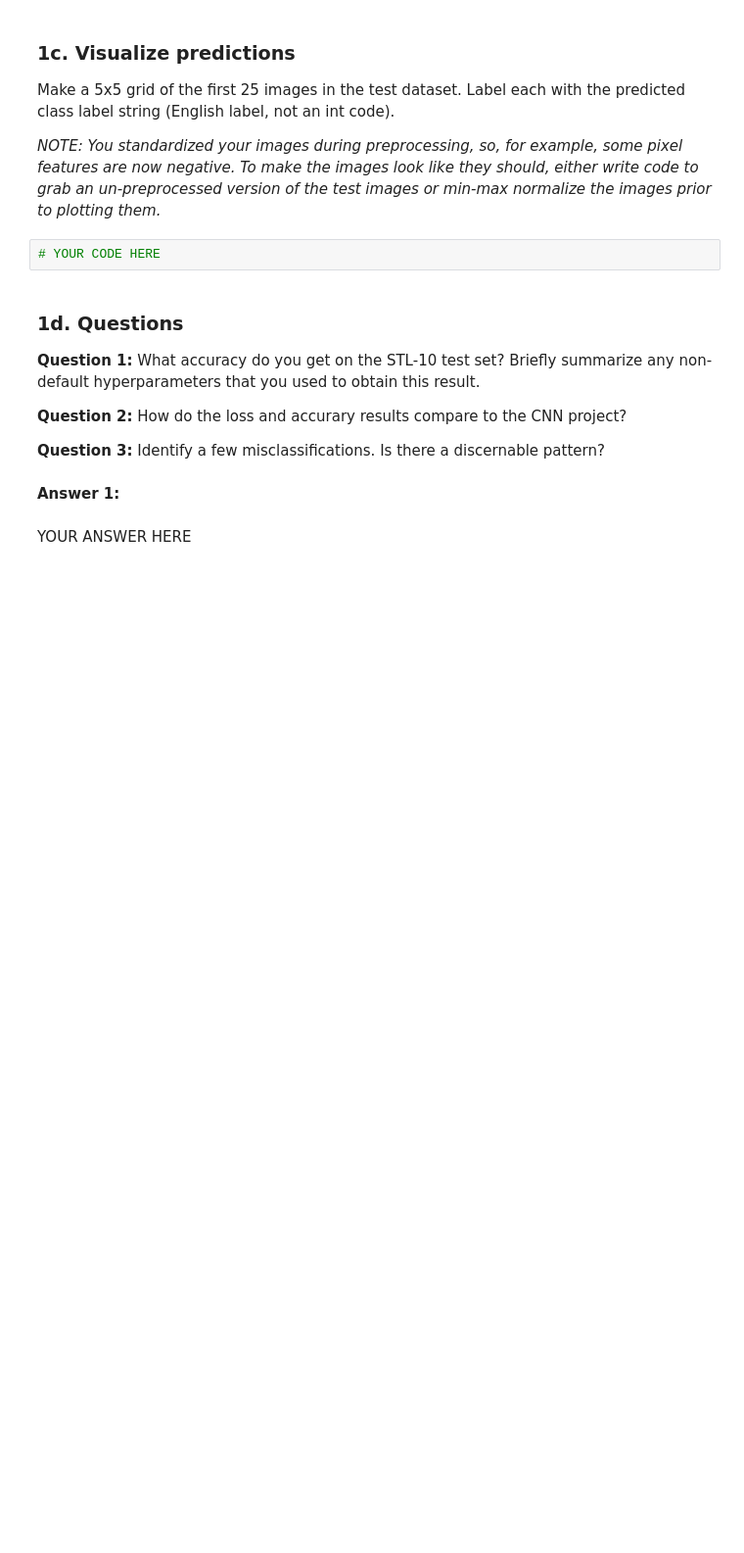
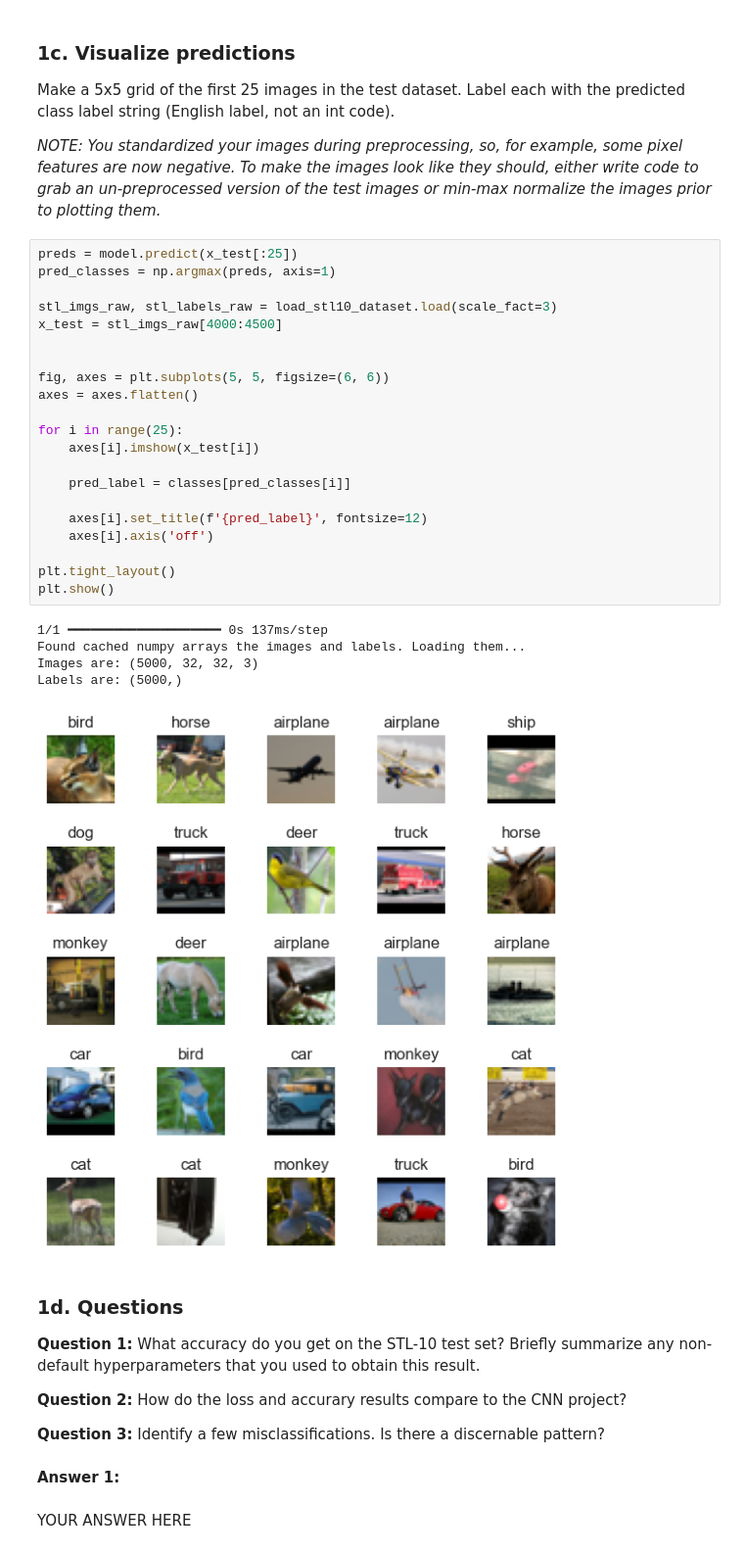
Before and after one commit to sampolz/Neural-Networks, a Jupyter notebook: Project 4/transfer_learning.ipynb, the cells around one changed output. Shown at 98% size. Saved outputs shown, nothing was run; the diff lists cells and outputs as text; blank space fills up the shorter version.

```diff
--- a/Project 4/transfer_learning.ipynb
+++ b/Project 4/transfer_learning.ipynb
@@ -191,8 +213,33 @@ A high quality plot consists of:
 Make a 5x5 grid of the first 25 images in the test dataset. Label each with the predicted class label string (English label, not an int code).
 
 *NOTE: You standardized your images during preprocessing, so, for example, some pixel features are now negative. To make the images look like they should, either write code to grab an un-preprocessed version of the test images or min-max normalize the images prior to plotting them.*
-# %%
-# YOUR CODE HERE
+# %%
+preds = model.predict(x_test[:25])
+pred_classes = np.argmax(preds, axis=1)
+
+stl_imgs_raw, stl_labels_raw = load_stl10_dataset.load(scale_fact=3)
+x_test = stl_imgs_raw[4000:4500]
+
+
+fig, axes = plt.subplots(5, 5, figsize=(6, 6))
+axes = axes.flatten()
+
+for i in range(25):
+    axes[i].imshow(x_test[i])
+
+    pred_label = classes[pred_classes[i]]
+
+    axes[i].set_title(f'{pred_label}', fontsize=12)
+    axes[i].axis('off')
+
+plt.tight_layout()
+plt.show()
+# %% [output]
+1/1 ━━━━━━━━━━━━━━━━━━━━ 0s 137ms/step
+Found cached numpy arrays the images and labels. Loading them...
+Images are: (5000, 32, 32, 3)
+Labels are: (5000,)
+[figure, added]
 # %% [markdown]
 ### 1d. Questions
 
```
Also changed, not shown: parts of 3 cells of this notebook.
